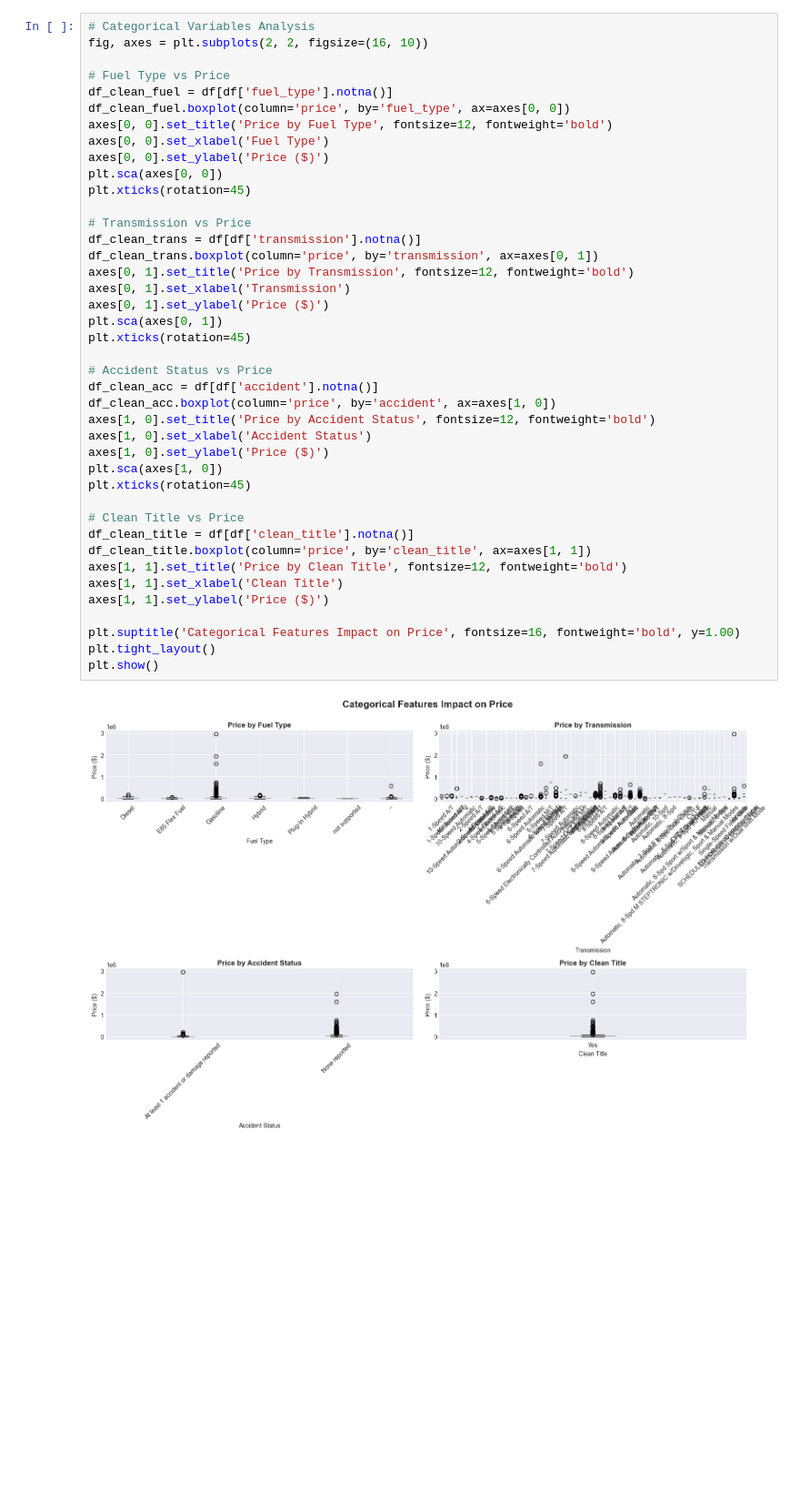
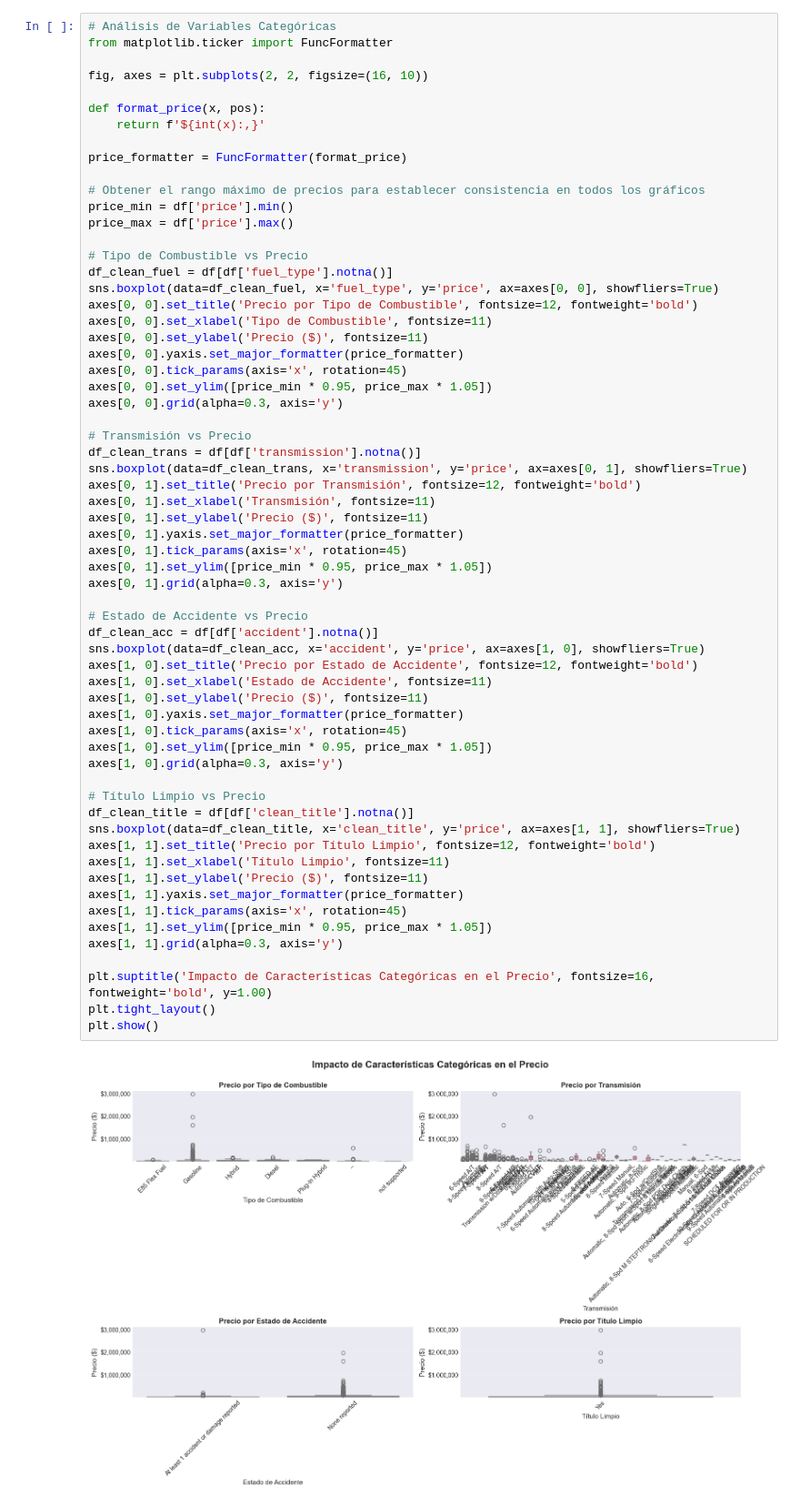
Before and after one commit to JoaquinMorenoFernandez/ProyectoVIIRegression, a Jupyter notebook: PVIIversion1.ipynb, the cells around one changed output. Shown at 91% size. Drawn from its saved outputs; the diff is of its cells as text; blank space fills up the shorter version.

```diff
--- a/PVIIversion1.ipynb
+++ b/PVIIversion1.ipynb
@@ -129,44 +146,65 @@ Name: price, dtype: float64
 # %%
-# Categorical Variables Analysis
+# Análisis de Variables Categóricas
+from matplotlib.ticker import FuncFormatter
+
 fig, axes = plt.subplots(2, 2, figsize=(16, 10))
 
-# Fuel Type vs Price
+def format_price(x, pos):
+    return f'${int(x):,}'
+
+price_formatter = FuncFormatter(format_price)
+
+# Obtener el rango máximo de precios para establecer consistencia en todos los gráficos
+price_min = df['price'].min()
+price_max = df['price'].max()
+
+# Tipo de Combustible vs Precio
 df_clean_fuel = df[df['fuel_type'].notna()]
-df_clean_fuel.boxplot(column='price', by='fuel_type', ax=axes[0, 0])
-axes[0, 0].set_title('Price by Fuel Type', fontsize=12, fontweight='bold')
-axes[0, 0].set_xlabel('Fuel Type')
-axes[0, 0].set_ylabel('Price ($)')
-plt.sca(axes[0, 0])
-plt.xticks(rotation=45)
+sns.boxplot(data=df_clean_fuel, x='fuel_type', y='price', ax=axes[0, 0], showfliers=True)
+axes[0, 0].set_title('Precio por Tipo de Combustible', fontsize=12, fontweight='bold')
+axes[0, 0].set_xlabel('Tipo de Combustible', fontsize=11)
+axes[0, 0].set_ylabel('Precio ($)', fontsize=11)
+axes[0, 0].yaxis.set_major_formatter(price_formatter)
+axes[0, 0].tick_params(axis='x', rotation=45)
+axes[0, 0].set_ylim([price_min * 0.95, price_max * 1.05])
+axes[0, 0].grid(alpha=0.3, axis='y')
 
-# Transmission vs Price
+# Transmisión vs Precio
 df_clean_trans = df[df['transmission'].notna()]
-df_clean_trans.boxplot(column='price', by='transmission', ax=axes[0, 1])
-axes[0, 1].set_title('Price by Transmission', fontsize=12, fontweight='bold')
-axes[0, 1].set_xlabel('Transmission')
-axes[0, 1].set_ylabel('Price ($)')
-plt.sca(axes[0, 1])
-plt.xticks(rotation=45)
+sns.boxplot(data=df_clean_trans, x='transmission', y='price', ax=axes[0, 1], showfliers=True)
+axes[0, 1].set_title('Precio por Transmisión', fontsize=12, fontweight='bold')
+axes[0, 1].set_xlabel('Transmisión', fontsize=11)
+axes[0, 1].set_ylabel('Precio ($)', fontsize=11)
+axes[0, 1].yaxis.set_major_formatter(price_formatter)
+axes[0, 1].tick_params(axis='x', rotation=45)
+axes[0, 1].set_ylim([price_min * 0.95, price_max * 1.05])
+axes[0, 1].grid(alpha=0.3, axis='y')
 
-# Accident Status vs Price
+# Estado de Accidente vs Precio
 df_clean_acc = df[df['accident'].notna()]
-df_clean_acc.boxplot(column='price', by='accident', ax=axes[1, 0])
-axes[1, 0].set_title('Price by Accident Status', fontsize=12, fontweight='bold')
-axes[1, 0].set_xlabel('Accident Status')
-axes[1, 0].set_ylabel('Price ($)')
-plt.sca(axes[1, 0])
-plt.xticks(rotation=45)
+sns.boxplot(data=df_clean_acc, x='accident', y='price', ax=axes[1, 0], showfliers=True)
+axes[1, 0].set_title('Precio por Estado de Accidente', fontsize=12, fontweight='bold')
+axes[1, 0].set_xlabel('Estado de Accidente', fontsize=11)
+axes[1, 0].set_ylabel('Precio ($)', fontsize=11)
+axes[1, 0].yaxis.set_major_formatter(price_formatter)
+axes[1, 0].tick_params(axis='x', rotation=45)
+axes[1, 0].set_ylim([price_min * 0.95, price_max * 1.05])
+axes[1, 0].grid(alpha=0.3, axis='y')
 
-# Clean Title vs Price
+# Título Limpio vs Precio
 df_clean_title = df[df['clean_title'].notna()]
-df_clean_title.boxplot(column='price', by='clean_title', ax=axes[1, 1])
-axes[1, 1].set_title('Price by Clean Title', fontsize=12, fontweight='bold')
-axes[1, 1].set_xlabel('Clean Title')
-axes[1, 1].set_ylabel('Price ($)')
+sns.boxplot(data=df_clean_title, x='clean_title', y='price', ax=axes[1, 1], showfliers=True)
+axes[1, 1].set_title('Precio por Título Limpio', fontsize=12, fontweight='bold')
+axes[1, 1].set_xlabel('Título Limpio', fontsize=11)
+axes[1, 1].set_ylabel('Precio ($)', fontsize=11)
+axes[1, 1].yaxis.set_major_formatter(price_formatter)
+axes[1, 1].tick_params(axis='x', rotation=45)
+axes[1, 1].set_ylim([price_min * 0.95, price_max * 1.05])
+axes[1, 1].grid(alpha=0.3, axis='y')
 
-plt.suptitle('Categorical Features Impact on Price', fontsize=16, fontweight='bold', y=1.00)
+plt.suptitle('Impacto de Características Categóricas en el Precio', fontsize=16, fontweight='bold', y=1.00)
 plt.tight_layout()
 plt.show()
 # %% [output]
-[figure, old version]
+[figure, new version]
 # %%
```
Also changed, not shown: parts of 23 cells of this notebook, 2 other files.
